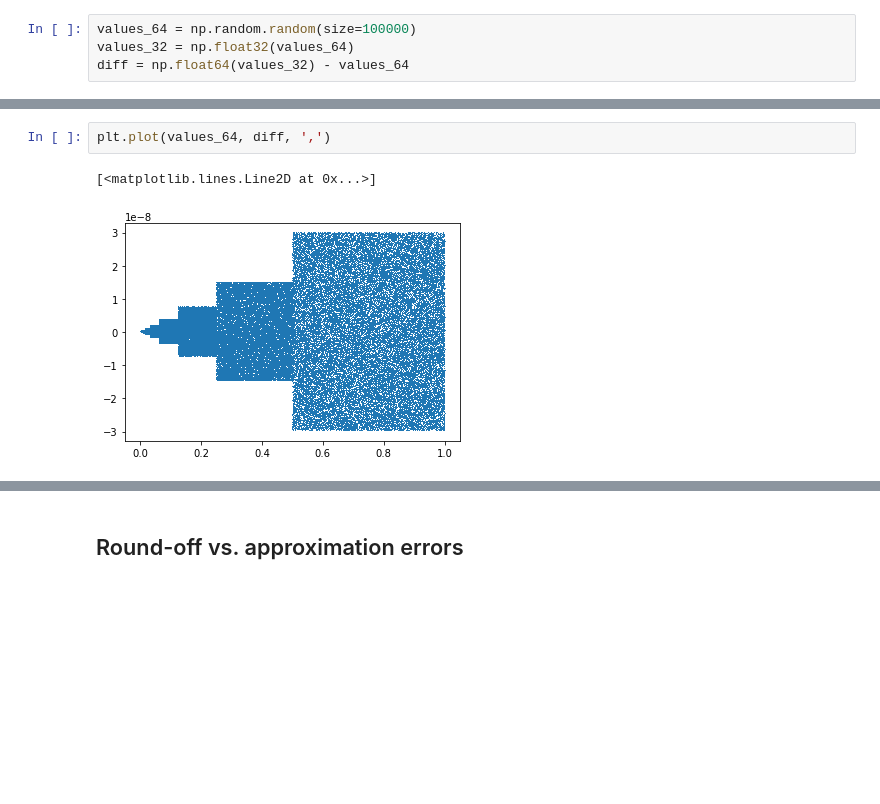
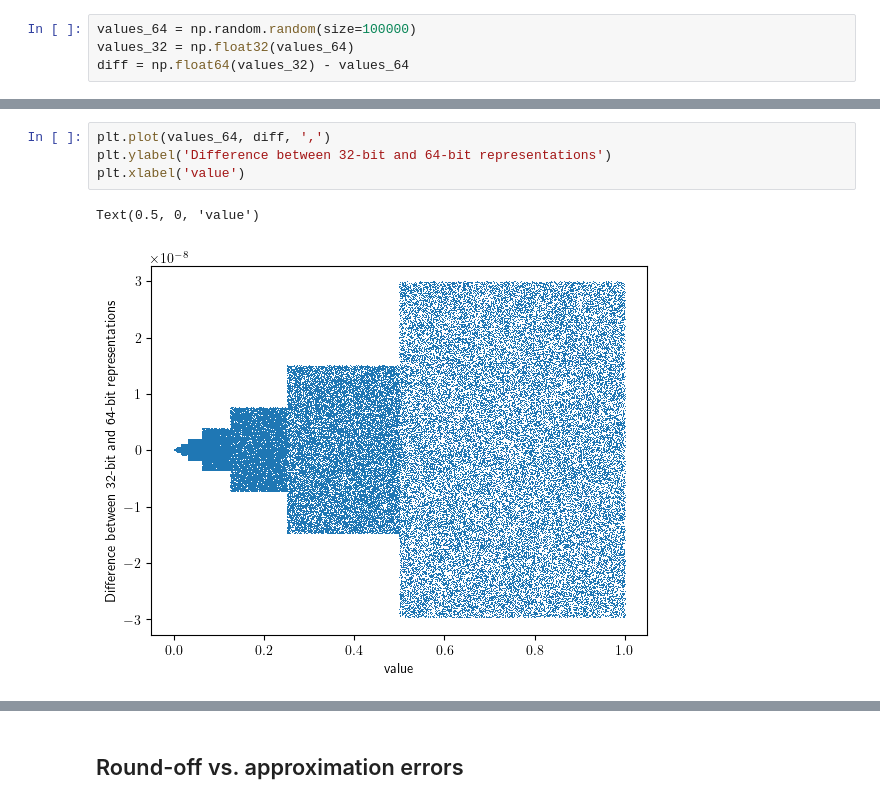
Before and after one commit to blanton144/computational-ugrad, a Jupyter notebook: docs/notebooks/numerics.ipynb, the cells around one changed output, grey strips where cells are left out. Drawn from its saved outputs; the diff is of its cells as text; blank space fills up the shorter version.

```diff
--- a/docs/notebooks/numerics.ipynb
+++ b/docs/notebooks/numerics.ipynb
@@ -33,7 +38,9 @@ hist = plt.hist(diff, bins=100)
-# %%
-plt.plot(values_64, diff, ',')
-# %% [output]
-[<matplotlib.lines.Line2D at 0x...>]
-[figure, removed]
+# %%
+plt.plot(values_64, diff, ',')
+plt.ylabel('Difference between 32-bit and 64-bit representations')
+plt.xlabel('value')
+# %% [output]
+Text(0.5, 0, 'value')
+[figure, added]
 # %%
 hist = plt.hist(diff / values_64, bins=100)
```
Also changed, not shown: parts of 15 cells of this notebook, 8 other files.
